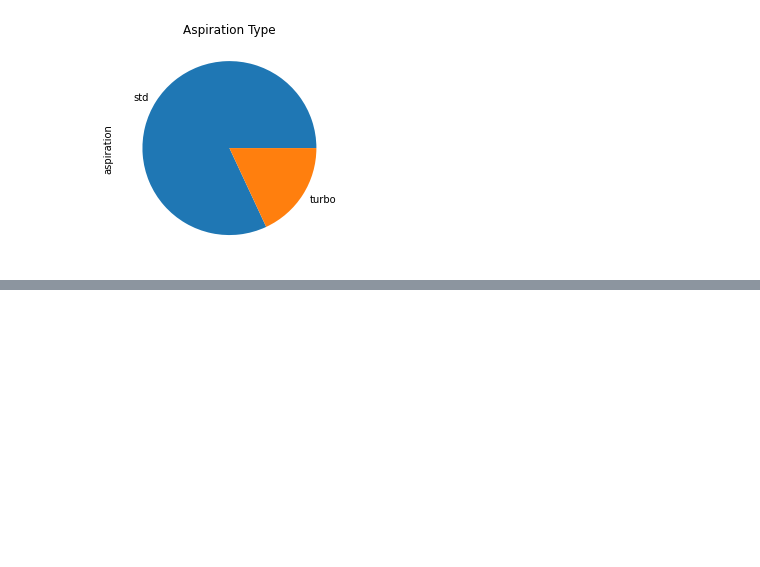
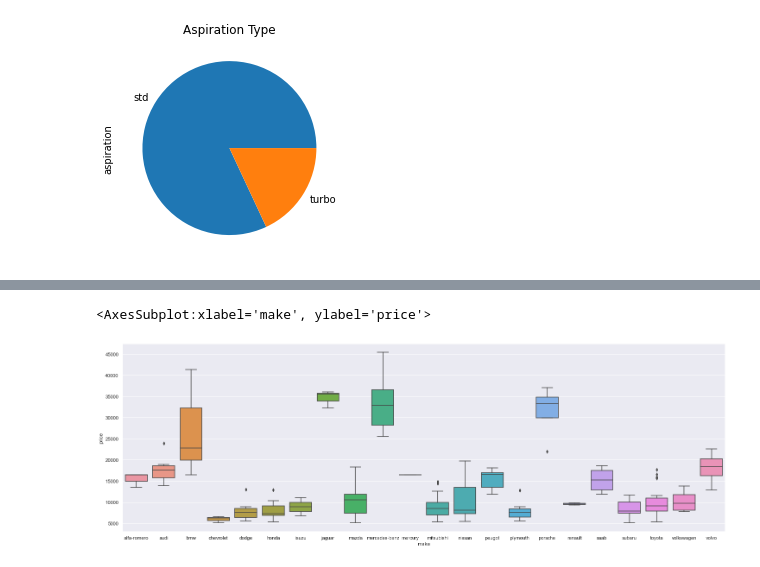
Before and after one commit to zcolley/cs381-MatthewFried, a Jupyter notebook: quiz/Y_Zhu_project3_assn_.ipynb, the cells around one changed output, grey strips where cells are left out. Saved outputs shown, nothing was run; the diff lists cells and outputs as text; code cells hidden in the pictures; blank space fills up the shorter version.

```diff
--- a/quiz/Y_Zhu_project3_assn_.ipynb
+++ b/quiz/Y_Zhu_project3_assn_.ipynb
@@ -218,0 +280,7 @@ AttributeError: 'DataFrame' object has no attribute 'cpoy'
+# %%
+plt.figure(figsize=(25, 8))
+vals = df[['make','price']].copy()
+sns.boxplot(data =vals,x = 'make',y = 'price')
+# %% [output]
+<AxesSubplot:xlabel='make', ylabel='price'>
+[figure, added]
```
Also changed, not shown: parts of 14 cells of this notebook.
